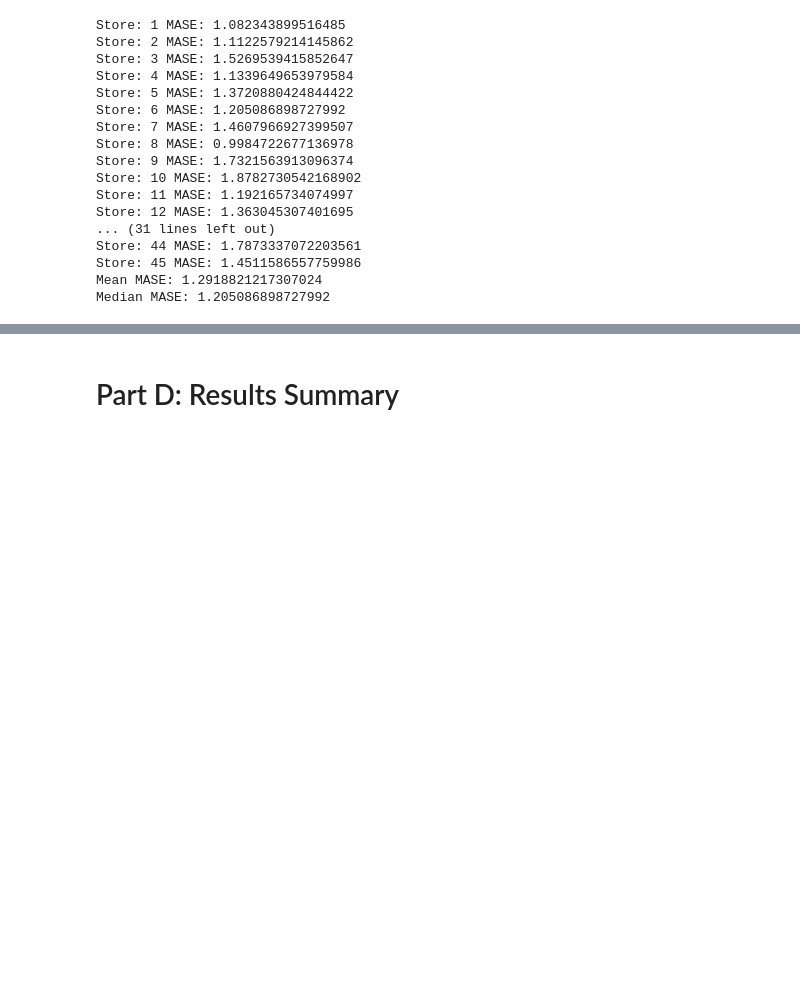
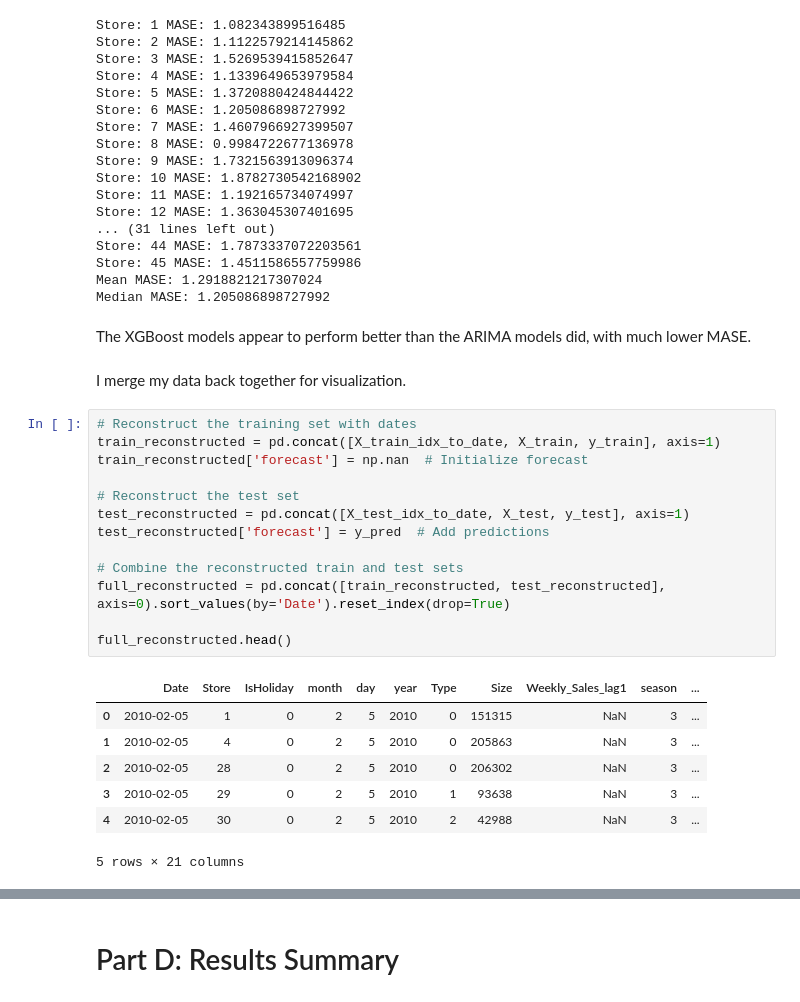
Before and after one commit to Disco-Gnome/CSC84040, a Jupyter notebook: Assignments/McNeil_Ryan_assignment3.ipynb, the cells around one changed output, grey strips where cells are left out. Cells and saved outputs as stored; diff of their text form; blank space fills up the shorter version.

```diff
--- a/Assignments/McNeil_Ryan_assignment3.ipynb
+++ b/Assignments/McNeil_Ryan_assignment3.ipynb
@@ -677,3 +668,28 @@ Store: 44 MASE: 1.7873337072203561
 Store: 45 MASE: 1.4511586557759986
 Mean MASE: 1.2918821217307024
 Median MASE: 1.205086898727992
+# %% [markdown]
+The XGBoost models appear to perform better than the ARIMA models did, with much lower MASE.
+# %% [markdown]
+I merge my data back together for visualization.
+# %%
+# Reconstruct the training set with dates
+train_reconstructed = pd.concat([X_train_idx_to_date, X_train, y_train], axis=1)
+train_reconstructed['forecast'] = np.nan  # Initialize forecast
+
+# Reconstruct the test set
+test_reconstructed = pd.concat([X_test_idx_to_date, X_test, y_test], axis=1)
+test_reconstructed['forecast'] = y_pred  # Add predictions
+
+# Combine the reconstructed train and test sets
+full_reconstructed = pd.concat([train_reconstructed, test_reconstructed], axis=0).sort_values(by='Date').reset_index(drop=True)
+
+full_reconstructed.head()
+# %% [output]
+|  | Date | Store | IsHoliday | month | day | year | Type | Size | Weekly_Sales_lag1 | season | ... |
+| 0 | 2010-02-05 | 1 | 0 | 2 | 5 | 2010 | 0 | 151315 | NaN | 3 | ... |
+| 1 | 2010-02-05 | 4 | 0 | 2 | 5 | 2010 | 0 | 205863 | NaN | 3 | ... |
+| 2 | 2010-02-05 | 28 | 0 | 2 | 5 | 2010 | 0 | 206302 | NaN | 3 | ... |
+| 3 | 2010-02-05 | 29 | 0 | 2 | 5 | 2010 | 1 | 93638 | NaN | 3 | ... |
+| 4 | 2010-02-05 | 30 | 0 | 2 | 5 | 2010 | 2 | 42988 | NaN | 3 | ... |
+5 rows × 21 columns
```
Also changed, not shown: parts of 31 cells of this notebook, 1 other file.
